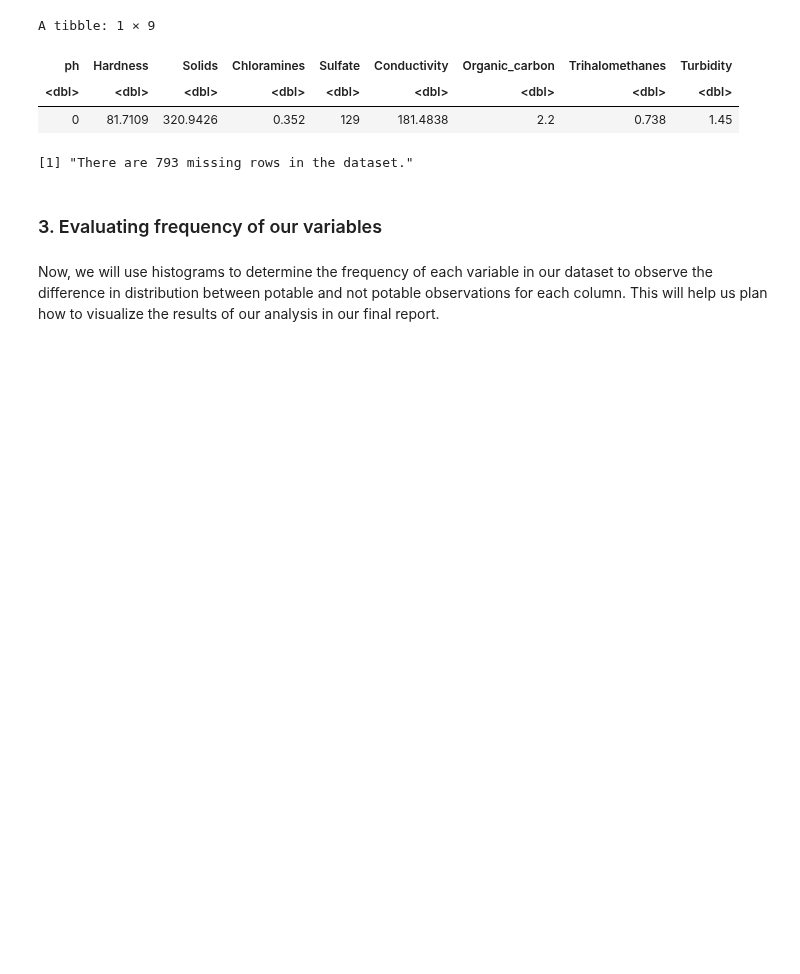
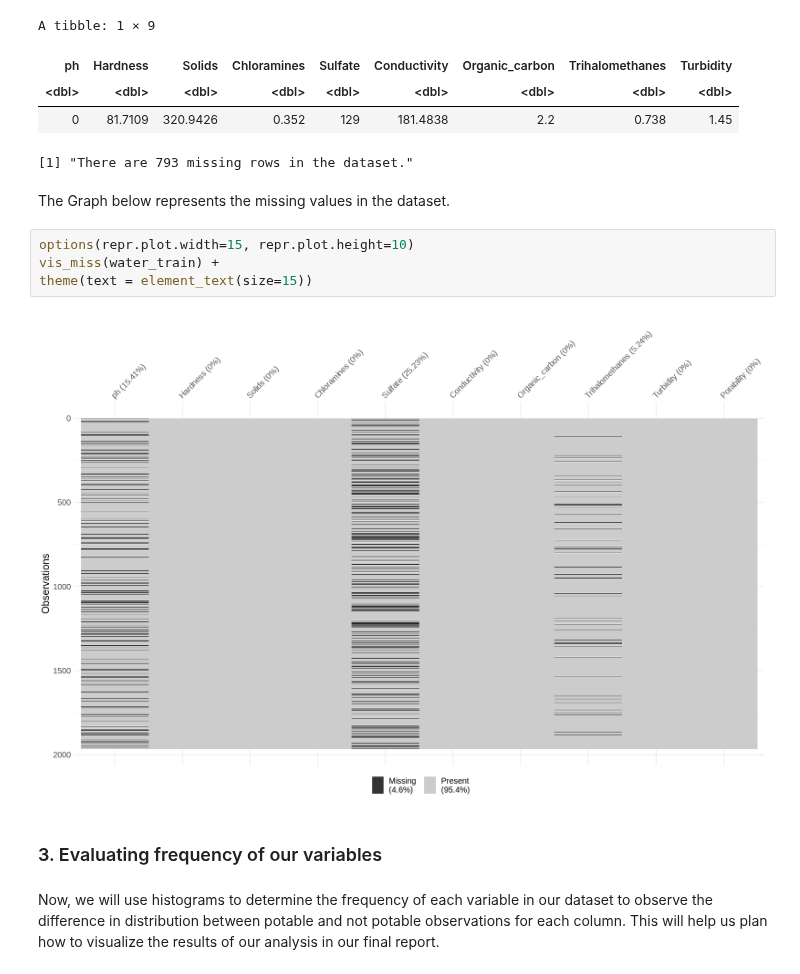
Before and after one commit to ricardoliu99/dsci100-group21, a Jupyter notebook: proposal.ipynb, the cells around one changed output. Cells and saved outputs as stored; diff of their text form; blank space fills up the shorter version.

Commit message:
Added the missing values graph and the box plots for each variable

```diff
--- a/proposal.ipynb
+++ b/proposal.ipynb
@@ -169,6 +163,14 @@ A tibble: 1 × 9
 | <dbl> | <dbl> | <dbl> | <dbl> | <dbl> | <dbl> | <dbl> | <dbl> | <dbl> |
 | 0 | 81.7109 | 320.9426 | 0.352 | 129 | 181.4838 | 2.2 | 0.738 | 1.45 |
 [1] "There are 793 missing rows in the dataset."
+# %% [markdown]
+The Graph below represents the missing values in the dataset.
+# %%
+options(repr.plot.width=15, repr.plot.height=10)
+vis_miss(water_train) +
+theme(text = element_text(size=15))
+# %% [output]
+[figure, added]
 # %% [markdown]
 ### 3. Evaluating frequency of our variables
 # %% [markdown]
```
Also changed, not shown: parts of 6 cells of this notebook.
